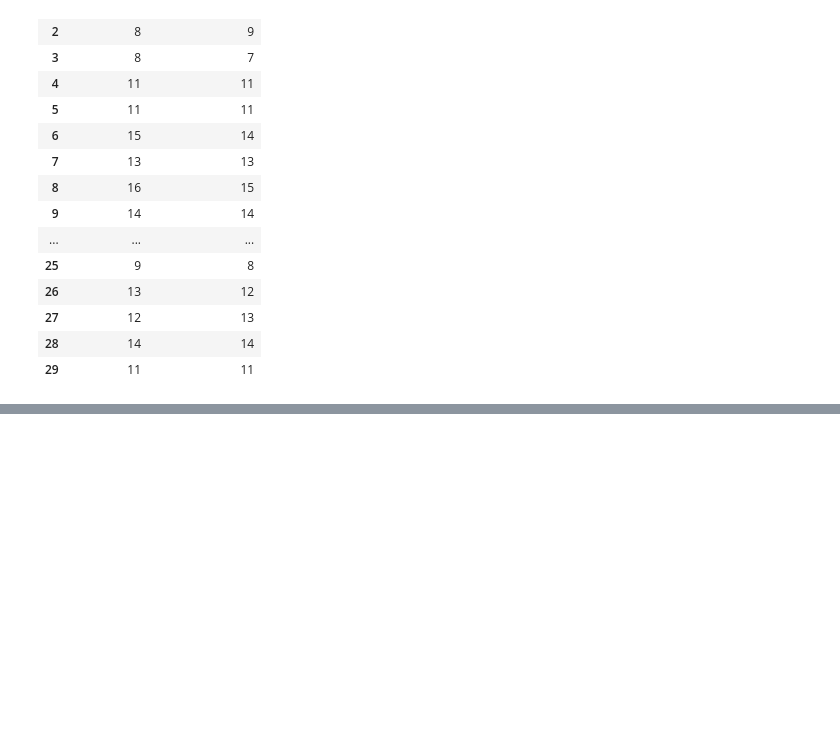
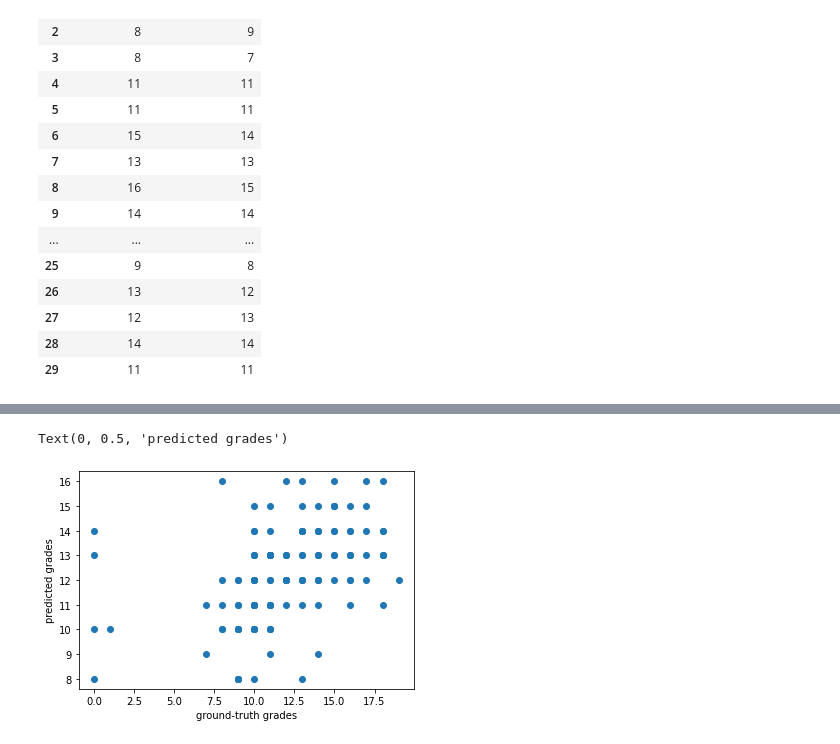
Before and after one commit to lucarossi9/statistical-computation-team-1, a Jupyter notebook: file di luca.ipynb, the cells around one changed output, grey strips where cells are left out. Drawn from its saved outputs; the diff is of its cells as text; code cells hidden in the pictures; blank space fills up the shorter version.

```diff
--- a/file di luca.ipynb
+++ b/file di luca.ipynb
@@ -185,0 +282,6 @@ final_results.head(30)
+# %%
+# we split the dataset
+# we do not create the validation set because we will validate directly in the neural nets with validation split
+# and checkpoints method
+
+X_train, X_test, Y_train, Y_test = train_test_split(X, Y, test_size=0.2, random_state=1)
@@ -185,0 +342,12 @@ final_results.head(30)
+# %%
+#We select the weights corresponding to the minimum validation loss
+
+weights_file = 'model 2, Weights-013--5.13605.hdf5'
+NN_model.load_weights(weights_file)  # load it
+NN_model.compile(loss='mse', optimizer='adam', metrics=['mse'])
+
+#we use the model to predict
+test_predictions = NN_model.predict(X_test)
+
+#We compute the MSE
+print('the mean squared error with respect to the test set is', mean_squared_error(Y_test, test_predictions))
@@ -185,0 +356,9 @@ final_results.head(30)
+# %%
+#we transform the prediction in a list of values instead of a list of lists
+
+test_predictions_list = []
+for i in range(np.shape(test_predictions)[0]):
+    test_predictions_list.append(test_predictions[i][0])
+
+#This is how the prediction list looks
+print(test_predictions_list)
@@ -185,0 +367,4 @@ final_results.head(30)
+# %%
+#we round each value of the list because the final mark is an integer from 0 to 20
+
+pred = [round(el) for el in test_predictions_list] #python comprehension
@@ -185,0 +398,9 @@ final_results.head(30)
+# %%
+#we expect the points to lie the y=x line
+
+plt.scatter(Y_test['G3'].to_list(), pred)
+plt.xlabel('ground-truth grades')
+plt.ylabel('predicted grades')
+# %% [output]
+Text(0, 0.5, 'predicted grades')
+[figure, added]
```
Also changed, not shown: parts of 20 cells of this notebook, 1 other file.
